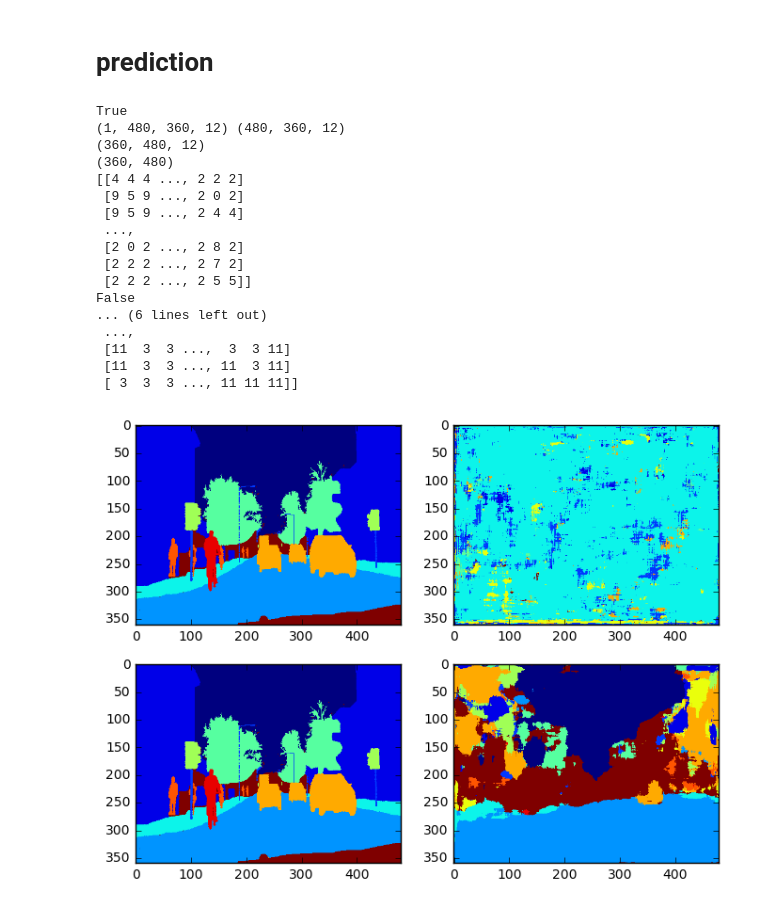
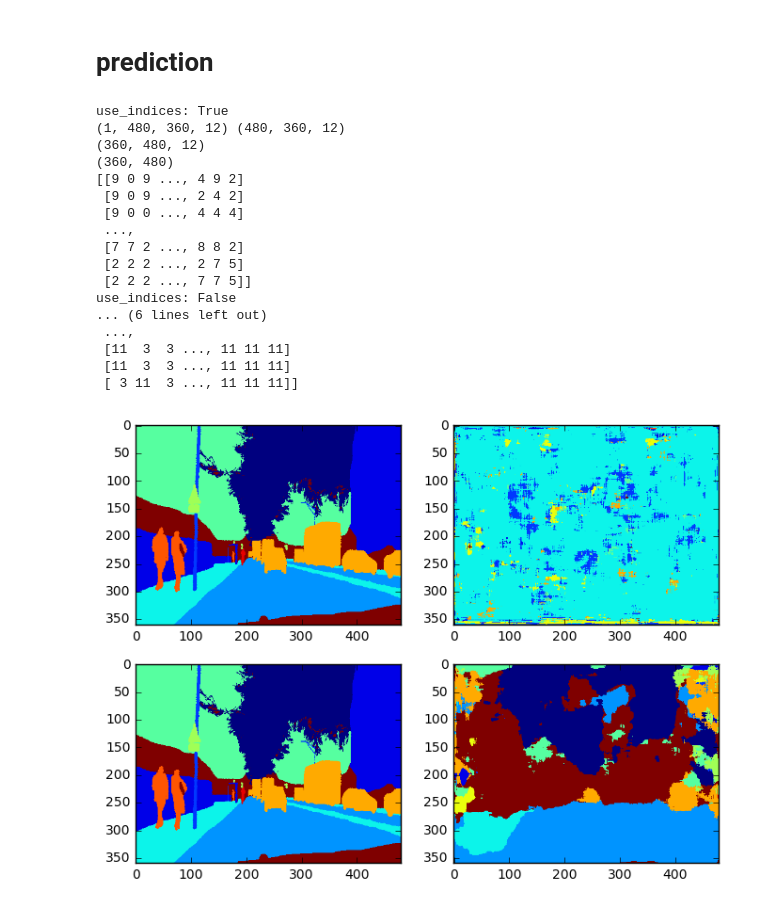
Before and after one commit to legokichi/keras-segnet, a Jupyter notebook: predict.ipynb, the cells around one changed output. Saved outputs shown, nothing was run; the diff lists cells and outputs as text; code cells hidden in the pictures.

```diff
--- a/predict.ipynb
+++ b/predict.ipynb
@@ -24,10 +24,10 @@ def mtx_plot(fnmtx, ratio):
 # %% [markdown]
 # input data
 # %%
-x = 'data/test/0001TP_008550.png'
-y = 'data/testannot/0001TP_008550.png'
-#x = 'data/train/0001TP_007140.png'
-#y = 'data/trainannot/0001TP_007140.png'
+#x = 'data/test/0001TP_008550.png'
+#y = 'data/testannot/0001TP_008550.png'
+x = 'data/train/0001TP_007140.png'
+y = 'data/trainannot/0001TP_007140.png'
 
 img = cv2.cvtColor(cv2.imread(x), cv2.COLOR_BGR2RGB)
 norm = np.ones(img.shape, img.dtype)*255
@@ -77,51 +77,51 @@ with tf.device('/cpu:0'):
 
     for use_indices in [True, False]:
 
+        model = create_segnet(shape=(480, 360, 3), nb_class=12, indices=True)
         if use_indices:
-            print(use_indices)
-            model = create_segnet(shape=(480, 360, 3), nb_class=12, indices=True)
+            print("use_indices:", use_indices)
             model.load_weights('2017-04-13-12-17-47_indices_weight.hdf5')
         else:
-            print(use_indices)
-            with open('2017-04-13-10-57-05_model.json', 'r') as f: model = model_from_json(f.read())
-            model.load_weights('2017-04-13-10-57-05weights.12-0.47.hdf5')
+            print("use_indices:", use_indices)
+            #with open('2017-04-13-10-57-05_model.json', 'r') as f: model = model_from_json(f.read())
+            model.load_weights('2017-04-14-04-51-25weights.40-0.47.hdf5')
 
         frame = np.expand_dims(np.einsum('hwc->whc', img), axis=0)
         output = model.predict(frame)
 
         print(output.shape, output[0].shape)
         output = np.einsum('whc->hwc', output[0])
         print(output.shape)
         output = np.argmax(output, axis=2)
         print(output.shape)
         print(output)
 
         _annot = np.zeros(annot.shape, np.uint8)
         for i in range(12): _annot[np.where(output == i)] = 255/12*i
 
         mat2.append([
             (lambda annot: lambda x: plt.imshow(annot))(annot),
             (lambda _annot: lambda x: plt.imshow(_annot))(_annot),
         ])
 
 
 mtx_plot(mat2, ratio=(4,3))
 # %% [output]
-True
+use_indices: True
 (1, 480, 360, 12) (480, 360, 12)
 (360, 480, 12)
 (360, 480)
-[[4 4 4 ..., 2 2 2]
- [9 5 9 ..., 2 0 2]
- [9 5 9 ..., 2 4 4]
+[[9 0 9 ..., 4 9 2]
+ [9 0 9 ..., 2 4 2]
+ [9 0 0 ..., 4 4 4]
  ...,
- [2 0 2 ..., 2 8 2]
- [2 2 2 ..., 2 7 2]
- [2 2 2 ..., 2 5 5]]
-False
+ [7 7 2 ..., 8 8 2]
+ [2 2 2 ..., 2 7 5]
+ [2 2 2 ..., 7 7 5]]
+use_indices: False
 ... (6 lines left out)
  ...,
- [11  3  3 ...,  3  3 11]
- [11  3  3 ..., 11  3 11]
- [ 3  3  3 ..., 11 11 11]]
+ [11  3  3 ..., 11 11 11]
+ [11  3  3 ..., 11 11 11]
+ [ 3 11  3 ..., 11 11 11]]
-[figure, old version]
+[figure, new version]
```
Also changed, not shown: parts of 1 cell of this notebook, 1 other file.
